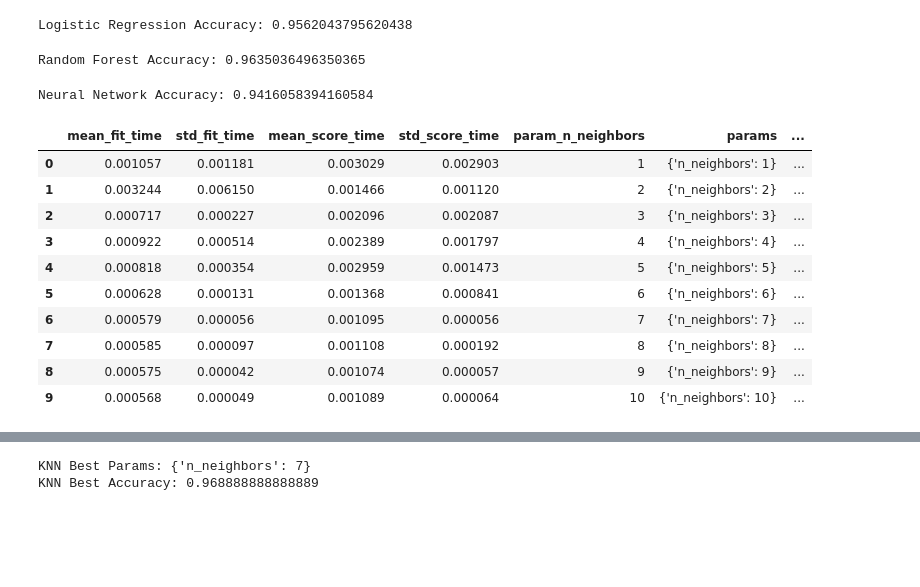
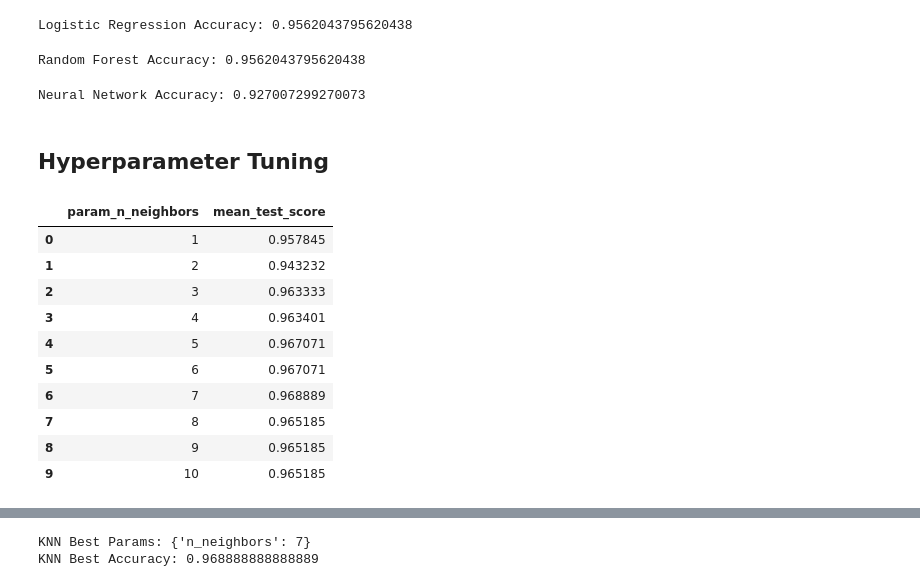
Before and after one commit to sarvesh-selvam/Breast-Cancer-Prediction, a Jupyter notebook: Breast Cancer Prediction (Code).ipynb, the cells around one changed output, grey strips where cells are left out. Saved outputs shown, nothing was run; the diff lists cells and outputs as text; code cells hidden in the pictures; blank space fills up the shorter version.

```diff
--- a/Breast Cancer Prediction (Code).ipynb
+++ b/Breast Cancer Prediction (Code).ipynb
@@ -158,7 +182,7 @@ X_train, X_test, y_train, y_test = train_test_split(X, y, test_size=0.2, random_
 # %%
 # KNN Classifier
 
-knn_classifier = KNeighborsClassifier(n_neighbors=7)
+knn_classifier = KNeighborsClassifier()
 knn_classifier.fit(X_train, y_train)
 
 knn_pred = knn_classifier.predict(X_test)
@@ -233,7 +217,7 @@ rf_accuracy = accuracy_score(y_test, rf_pred)
 
 print("Random Forest Accuracy:", rf_accuracy)
 # %% [output]
-Random Forest Accuracy: 0.9635036496350365
+Random Forest Accuracy: 0.9562043795620438
 # %%
 # Neural Network Classifier
 
@@ -246,43 +230,40 @@ nn_accuracy = accuracy_score(y_test, nn_pred)
 
 print("Neural Network Accuracy:", nn_accuracy)
 # %% [output]
-Neural Network Accuracy: 0.9416058394160584
+Neural Network Accuracy: 0.927007299270073
+# %% [markdown]
+## Hyperparameter Tuning
 # %%
 from sklearn.model_selection import GridSearchCV
-list(range(1, 21))
-import warnings
-from sklearn.exceptions import ConvergenceWarning
 
-# Suppress warnings
-warnings.filterwarnings("ignore", category=ConvergenceWarning)
 
 # Define hyperparameters grid for each classifier
 knn_param_grid = {'n_neighbors': list(range(1, 11))}
 # lr_param_grid = {'C': [0.001, 0.01, 0.1, 1, 10, 100]}
 # rf_param_grid = {'n_estimators': [50, 100, 200], 'max_depth': [None, 10, 20, 30]}
 # nn_param_grid = {'hidden_layer_sizes': [(50,), (100,), (50, 50), (100, 50)], 'alpha': [0.0001, 0.001, 0.01, 0.1]}
 
 # GridSearchCV for each classifier
 knn_grid_search = GridSearchCV(KNeighborsClassifier(), knn_param_grid, cv=10, scoring='accuracy')
 # lr_grid_search = GridSearchCV(LogisticRegression(max_iter=10000), lr_param_grid, cv=5, scoring='accuracy')
 # rf_grid_search = GridSearchCV(RandomForestClassifier(), rf_param_grid, cv=5, scoring='accuracy')
 # nn_grid_search = GridSearchCV(MLPClassifier(max_iter=500), nn_param_grid, cv=5, scoring='accuracy')
 
 
 knn_grid_search.fit(X_train, y_train)
 
 
 knn_results = pd.DataFrame(knn_grid_search.cv_results_)
-knn_results
+knn_results[['param_n_neighbors', 'mean_test_score']]
 # %% [output]
-|  | mean_fit_time | std_fit_time | mean_score_time | std_score_time | param_n_neighbors | params | ... |
-| 0 | 0.001057 | 0.001181 | 0.003029 | 0.002903 | 1 | {'n_neighbors': 1} | ... |
-| 1 | 0.003244 | 0.006150 | 0.001466 | 0.001120 | 2 | {'n_neighbors': 2} | ... |
-| 2 | 0.000717 | 0.000227 | 0.002096 | 0.002087 | 3 | {'n_neighbors': 3} | ... |
-| 3 | 0.000922 | 0.000514 | 0.002389 | 0.001797 | 4 | {'n_neighbors': 4} | ... |
-| 4 | 0.000818 | 0.000354 | 0.002959 | 0.001473 | 5 | {'n_neighbors': 5} | ... |
-| 5 | 0.000628 | 0.000131 | 0.001368 | 0.000841 | 6 | {'n_neighbors': 6} | ... |
-| 6 | 0.000579 | 0.000056 | 0.001095 | 0.000056 | 7 | {'n_neighbors': 7} | ... |
-| 7 | 0.000585 | 0.000097 | 0.001108 | 0.000192 | 8 | {'n_neighbors': 8} | ... |
-| 8 | 0.000575 | 0.000042 | 0.001074 | 0.000057 | 9 | {'n_neighbors': 9} | ... |
-| 9 | 0.000568 | 0.000049 | 0.001089 | 0.000064 | 10 | {'n_neighbors': 10} | ... |
+|  | param_n_neighbors | mean_test_score |
+| 0 | 1 | 0.957845 |
+| 1 | 2 | 0.943232 |
+| 2 | 3 | 0.963333 |
+| 3 | 4 | 0.963401 |
+| 4 | 5 | 0.967071 |
+| 5 | 6 | 0.967071 |
+| 6 | 7 | 0.968889 |
+| 7 | 8 | 0.965185 |
+| 8 | 9 | 0.965185 |
+| 9 | 10 | 0.965185 |
```
Also changed, not shown: parts of 8 cells of this notebook.
